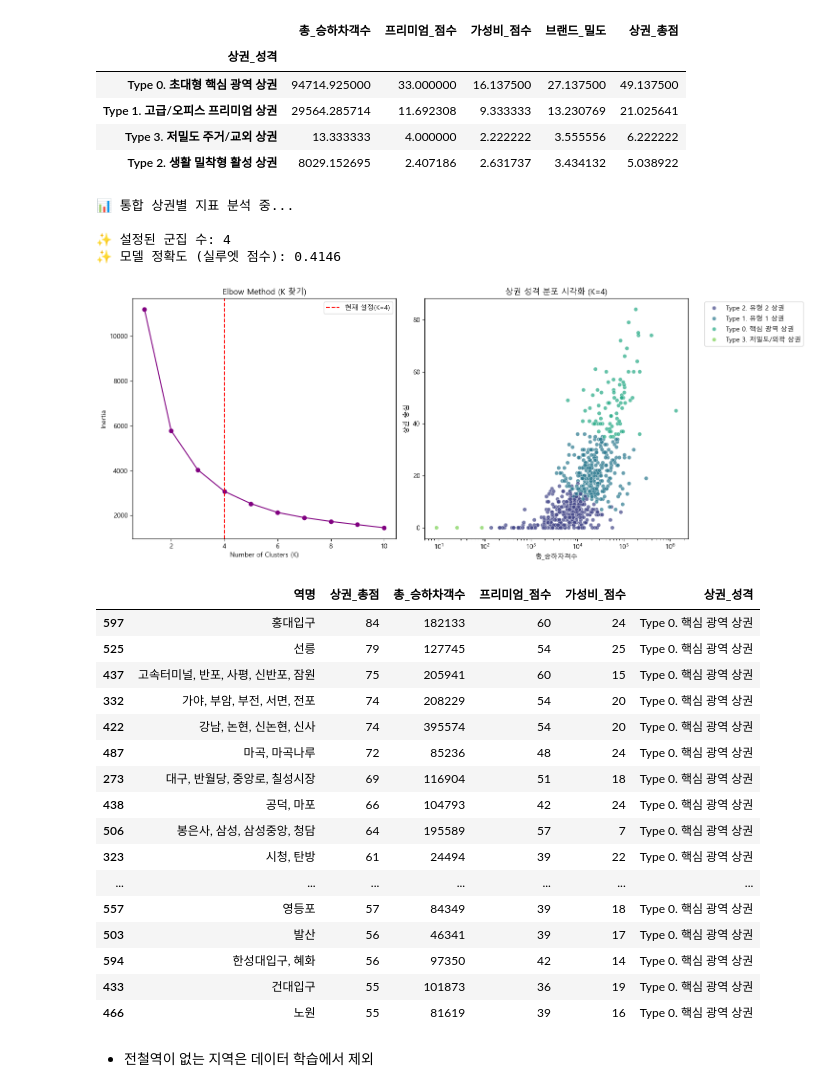
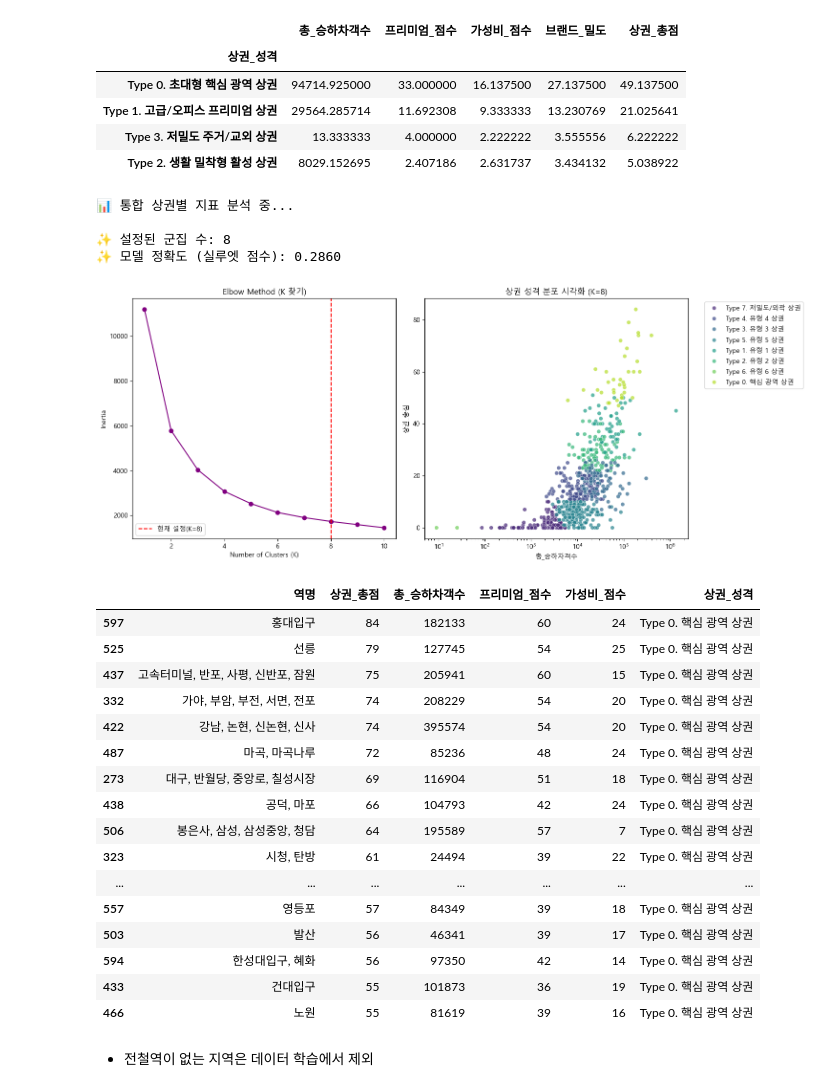
Before and after one commit to khg09065-debug/modeling_archive, a Jupyter notebook: model/DBSCAN_정확도.ipynb, the cells around one changed output. Drawn from its saved outputs; the diff is of its cells as text; code cells hidden in the pictures.

```diff
--- a/model/DBSCAN_정확도.ipynb
+++ b/model/DBSCAN_정확도.ipynb
@@ -125,7 +125,7 @@ districts['승하차객수_log'] = np.log1p(districts['총_승하차객수'])
 
 # --- [4. K-Means 군집 분류 (군집 개수 가변 설정)] ---
 # [설정] 분석하고 싶은 군집의 개수를 입력하세요
-n_clusters = 4
+n_clusters = 8
 
 target_cols = ['승하차객수_log', '프리미엄_점수', '가성비_점수', '브랜드_밀도']
 scaler = StandardScaler()
@@ -167,36 +167,36 @@ for i, cluster_id in enumerate(sorted_idx):
     if i == 0:
         label = "핵심 광역 상권"
     elif i == len(sorted_idx) - 1:
         label = "저밀도/외곽 상권"
     else:
         label = f"유형 {i} 상권"
 
     name_map[cluster_id] = f"Type {i}. {label}"
 
 districts['상권_성격'] = districts['클러스터'].map(name_map)
 
 # --- [6. 최종 결과 정렬 및 출력] ---
 final_result = districts[[
     '역명', '상권_총점', '총_승하차객수', '프리미엄_점수', '가성비_점수', '상권_성격'
 ]].sort_values(by=['상권_성격', '상권_총점'], ascending=[True, False])
 
 # 시각화 마무리
 plt.subplot(1, 2, 2)
 sns.scatterplot(data=districts, x='총_승하차객수', y='상권_총점', hue='상권_성격', palette='viridis', alpha=0.7)
 plt.xscale('log')
 plt.title(f'상권 성격 분포 시각화 (K={n_clusters})')
 plt.legend(bbox_to_anchor=(1.05, 1), loc='upper left')
 plt.tight_layout()
 plt.show()
 
 # 결과 확인
 display(final_result.head(20))
 # %% [output]
 📊 통합 상권별 지표 분석 중...
 
-✨ 설정된 군집 수: 4
-✨ 모델 정확도 (실루엣 점수): 0.4146
+✨ 설정된 군집 수: 8
+✨ 모델 정확도 (실루엣 점수): 0.2860
-[figure, old version]
+[figure, new version]
 |  | 역명 | 상권_총점 | 총_승하차객수 | 프리미엄_점수 | 가성비_점수 | 상권_성격 |
 | 597 | 홍대입구 | 84 | 182133 | 60 | 24 | Type 0. 핵심 광역 상권 |
 | 525 | 선릉 | 79 | 127745 | 54 | 25 | Type 0. 핵심 광역 상권 |
```
Also changed, not shown: parts of 1 cell of this notebook, 17 other files.
